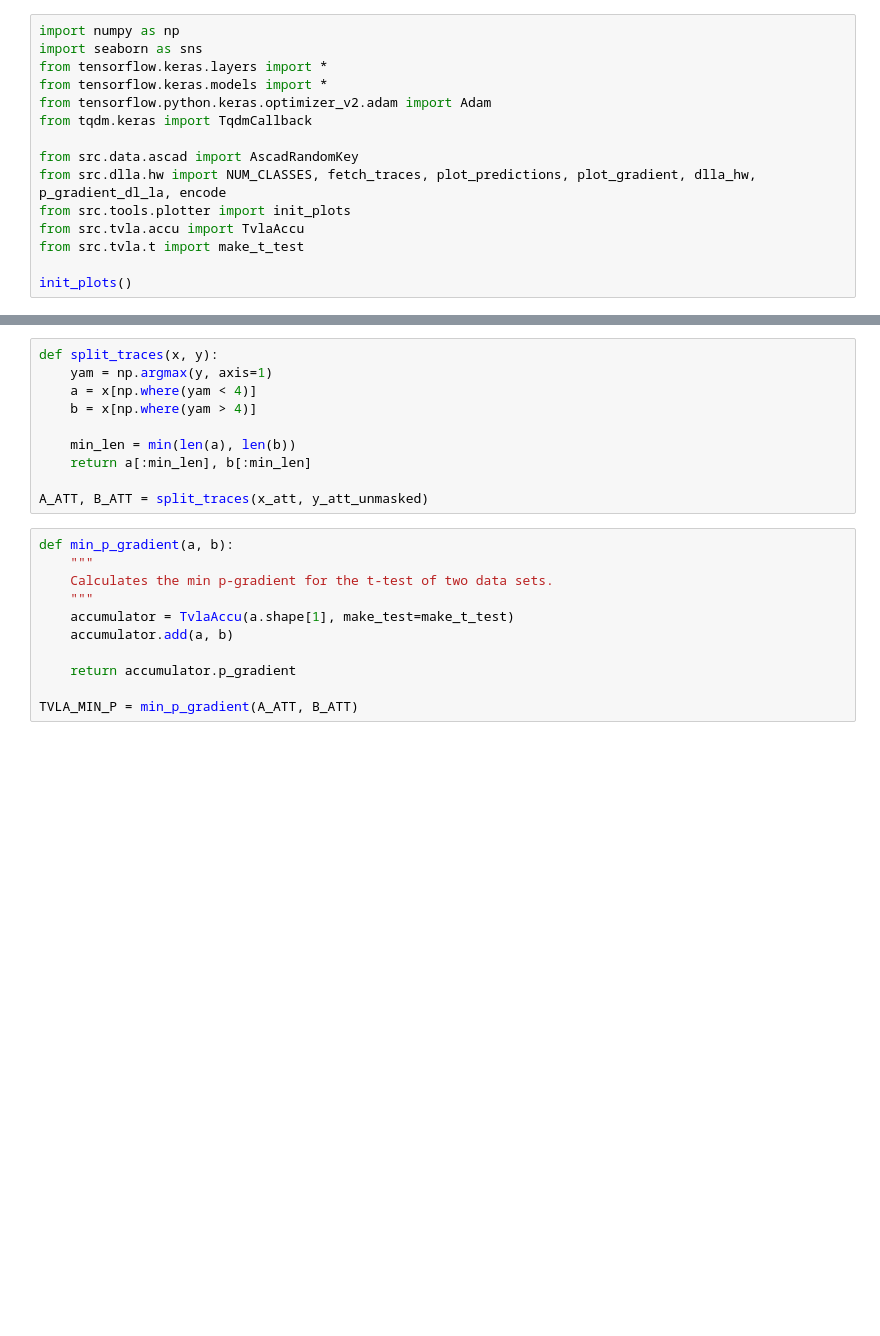
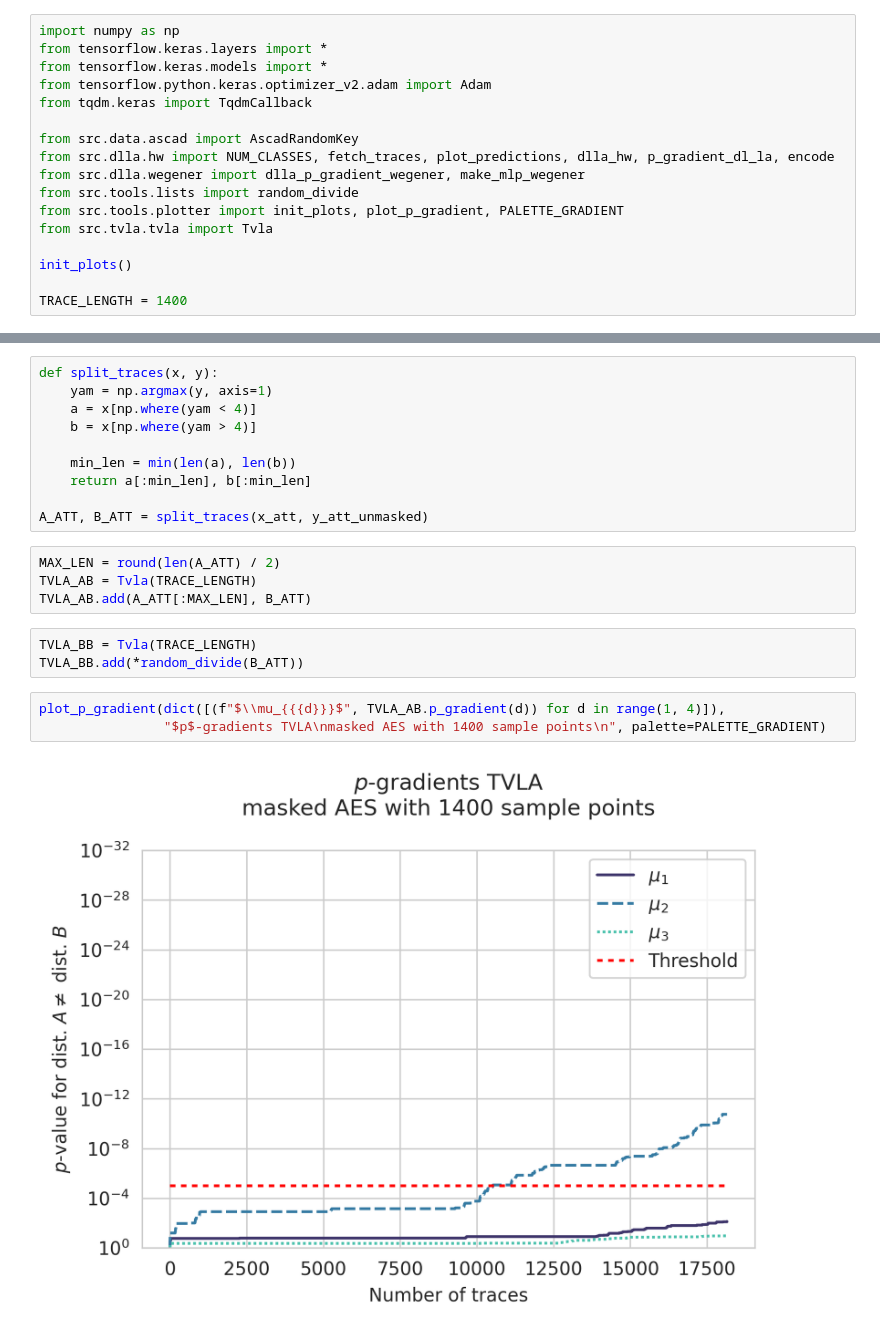
Before and after one commit to ccberg/LA, a Jupyter notebook: books/dl-la/hw_ascad.ipynb, the cells around one changed output, grey strips where cells are left out. Cells and saved outputs as stored; diff of their text form; blank space fills up the shorter version.

Commit message:
Revisited higher-order TVLA

```diff
--- a/books/dl-la/hw_ascad.ipynb
+++ b/books/dl-la/hw_ascad.ipynb
@@ -1,18 +1,20 @@
 # %%
 import numpy as np
-import seaborn as sns
 from tensorflow.keras.layers import *
 from tensorflow.keras.models import *
 from tensorflow.python.keras.optimizer_v2.adam import Adam
 from tqdm.keras import TqdmCallback
 
 from src.data.ascad import AscadRandomKey
-from src.dlla.hw import NUM_CLASSES, fetch_traces, plot_predictions, plot_gradient, dlla_hw, p_gradient_dl_la, encode
-from src.tools.plotter import init_plots
-from src.tvla.accu import TvlaAccu
-from src.tvla.t import make_t_test
+from src.dlla.hw import NUM_CLASSES, fetch_traces, plot_predictions, dlla_hw, p_gradient_dl_la, encode
+from src.dlla.wegener import dlla_p_gradient_wegener, make_mlp_wegener
+from src.tools.lists import random_divide
+from src.tools.plotter import init_plots, plot_p_gradient, PALETTE_GRADIENT
+from src.tvla.tvla import Tvla
 
 init_plots()
+
+TRACE_LENGTH = 1400
 # %%
 ascad = AscadRandomKey().default
 
@@ -104,14 +106,15 @@ def split_traces(x, y):
     return a[:min_len], b[:min_len]
 
 A_ATT, B_ATT = split_traces(x_att, y_att_unmasked)
-# %%
-def min_p_gradient(a, b):
-    """
-    Calculates the min p-gradient for the t-test of two data sets.
-    """
-    accumulator = TvlaAccu(a.shape[1], make_test=make_t_test)
-    accumulator.add(a, b)
-
-    return accumulator.p_gradient
-
-TVLA_MIN_P = min_p_gradient(A_ATT, B_ATT)
+# %%
+MAX_LEN = round(len(A_ATT) / 2)
+TVLA_AB = Tvla(TRACE_LENGTH)
+TVLA_AB.add(A_ATT[:MAX_LEN], B_ATT)
+# %%
+TVLA_BB = Tvla(TRACE_LENGTH)
+TVLA_BB.add(*random_divide(B_ATT))
+# %%
+plot_p_gradient(dict([(f"$\\mu_{{{d}}}$", TVLA_AB.p_gradient(d)) for d in range(1, 4)]),
+                "$p$-gradients TVLA\nmasked AES with 1400 sample points\n", palette=PALETTE_GRADIENT)
+# %% [output]
+[figure, added]
```
Also changed, not shown: parts of 11 cells of this notebook, 1 other file.
